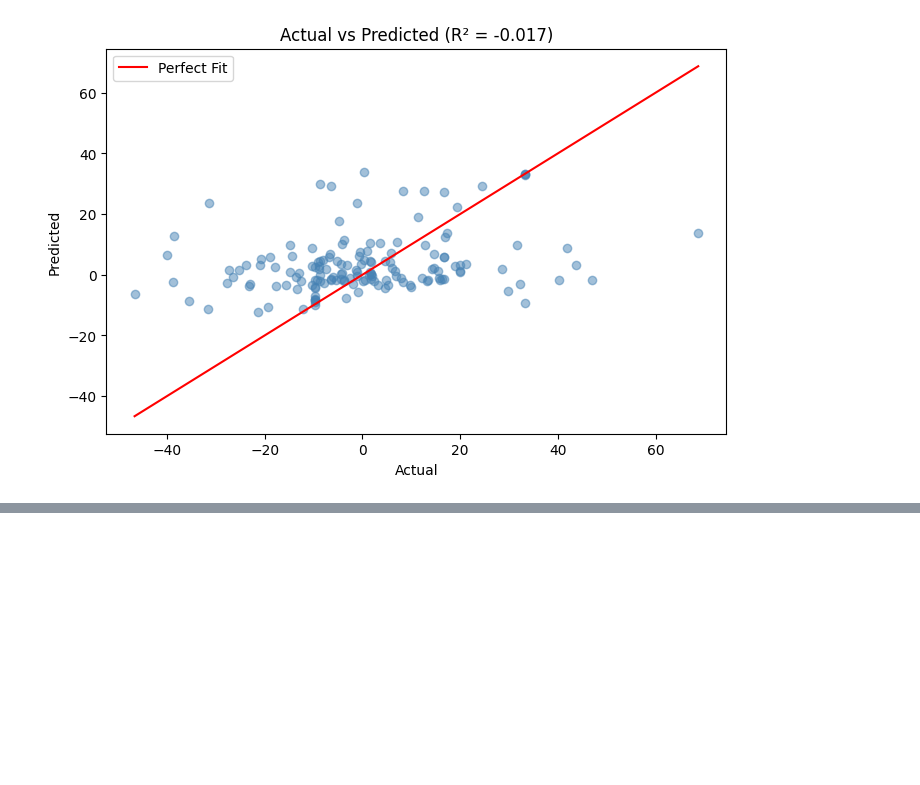
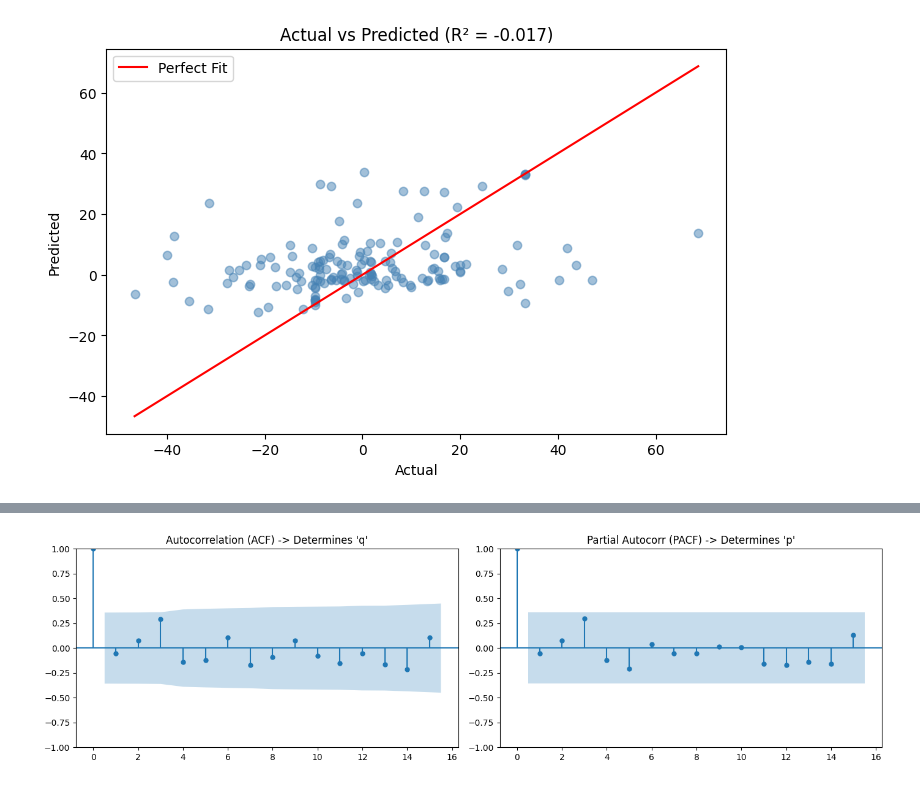
Before and after one commit to ShiyiU/HTTStockIndustryRankingTool, a Jupyter notebook: Notebooks/test.ipynb, the cells around one changed output, grey strips where cells are left out. Cells and saved outputs as stored; diff of their text form; code cells hidden in the pictures; blank space fills up the shorter version.

Commit message:
Notebook version with ARIMA and SARIMAX code

```diff
--- a/Notebooks/test.ipynb
+++ b/Notebooks/test.ipynb
@@ -85,3 +96,7 @@ out
 | 768 | CKX | 17610000.0 | 0.025097 | 8.743000 | 0.012446 | -0.371745 | 674.070000 | -4.316563 |
 | 769 | CKX | 80614000.0 | 0.005482 | 8.743000 | 0.002719 | -0.371745 | 3445.000000 | -4.316563 |
 770 rows × 8 columns
+# %%
+# Make sure oil_industry_data.json is in the same level as this notebook
+with open('oil_industry_data.json') as f:
+    oil_industry_data =  json.load(f)
@@ -146,3 +201,96 @@ plt.legend()
 plt.show()
 # %% [output]
 [figure]
+# %%
+# Suppress warnings to keep your notebook output clean
+warnings.filterwarnings("ignore")
+
+# Ensure matplotlib plots render inline in the notebook
+%matplotlib inline
+
+# ==========================================
+# 1. Load Data & Extract CVX
+# ==========================================
+# Using the exact absolute path you provided
+cvx_data = oil_industry_data.get("CVX", {})
+records = []
+
+# Parse dates and Monthly Return, skipping nulls
+for date_str, metrics in cvx_data.items():
+    if metrics is not None and "Monthly Return" in metrics:
+        records.append({
+            "Date": pd.to_datetime(date_str),
+            "Monthly Return": metrics["Monthly Return"]
+        })
+
+if not records:
+    raise ValueError("No valid data found for CVX.")
+
+# Create DataFrame, set Date as index, sort chronologically
+df = pd.DataFrame(records).set_index("Date").sort_index()
+
+# Resample to Quarterly frequency to ensure an even time-series
+df = df.resample('Q').mean().interpolate()
+ts_data = df["Monthly Return"]
+
+print(f"Successfully loaded {len(ts_data)} valid quarterly data points for CVX.")
+
+# ==========================================
+# 2. Stationarity Check (ADF Test)
+# ==========================================
+print("\n--- Step 1: Stationarity Check (ADF Test) ---")
+adf_result = adfuller(ts_data)
+print(f"ADF Statistic: {adf_result[0]:.4f}")
+print(f"p-value: {adf_result[1]:.4f}")
+
+# Determine differencing parameter (d)
+d_val = 0 if adf_result[1] < 0.05 else 1
+print(f"-> Based on p-value, setting ARIMA differencing parameter (d) to: {d_val}")
+
+# ==========================================
+# 3. Autocorrelation Plots (ACF & PACF)
+# ==========================================
+print("\n--- Step 2: ACF & PACF Plots ---")
+fig, axes = plt.subplots(1, 2, figsize=(14, 4))
+plot_acf(ts_data, ax=axes[0], title="Autocorrelation (ACF) -> Determines 'q'")
+plot_pacf(ts_data, ax=axes[1], title="Partial Autocorr (PACF) -> Determines 'p'")
+plt.tight_layout()
+plt.show()
+
+# ==========================================
+# 4. Fit the ARIMA Model
+# ==========================================
+print("\n--- Step 3: Fitting ARIMA Model ---")
+p, q = 1, 1
+model = ARIMA(ts_data, order=(p, d_val, q))
+fitted_model = model.fit()
+
+print(fitted_model.summary())
+
+# ==========================================
+# 5. Forecasting & Visualization (3 YEARS AHEAD)
+# ==========================================
+print("\n--- Step 4: Forecasting ---")
+# Forecast the next 12 periods (3 Years, since data is quarterly)
+forecast_steps = 12
+forecast = fitted_model.get_forecast(steps=forecast_steps)
+forecast_mean = forecast.predicted_mean
+conf_int = forecast.conf_int()
+
+plt.figure(figsize=(12, 6))
+plt.plot(ts_data.index, ts_data, label="Historical CVX Monthly Returns", color="#1f77b4", marker="o")
+plt.plot(forecast_mean.index, forecast_mean, label="Forecast (Next 3 Years / 12 Quarters)", color="#d62728", linestyle="--", marker="x")
+
+plt.fill_between(conf_int.index,
+                 conf_int.iloc[:, 0],
+                 conf_int.iloc[:, 1],
+                 color="#d62728", alpha=0.15, label="95% Confidence Interval")
+
+plt.title("CVX Monthly Return - ARIMA Model Forecast (3-Year Horizon)", fontsize=14)
+plt.xlabel("Date", fontsize=12)
+plt.ylabel("Monthly Return (%)", fontsize=12)
+plt.axhline(0, color="black", linewidth=1, linestyle="--")
+plt.legend(loc="upper left")
+plt.grid(True, alpha=0.3)
+plt.show()
+# %% [output]
@@ -148,0 +305 @@ plt.show()
+[figure, added]
```
Also changed, not shown: parts of 9 cells of this notebook.
